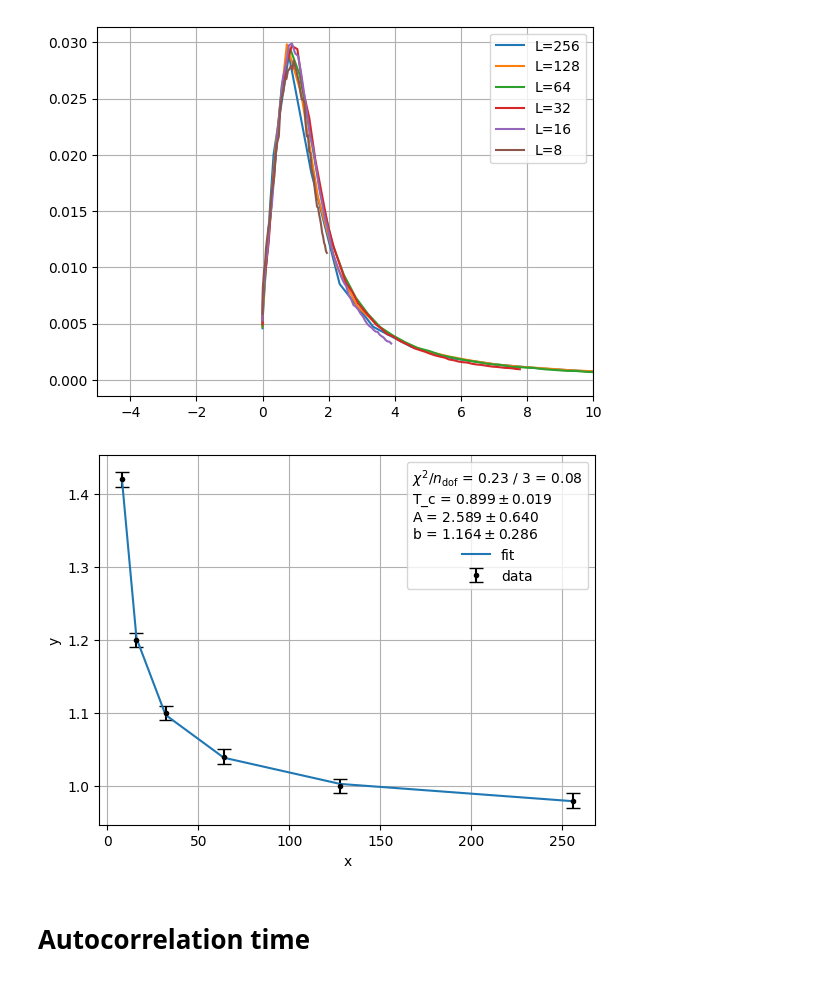
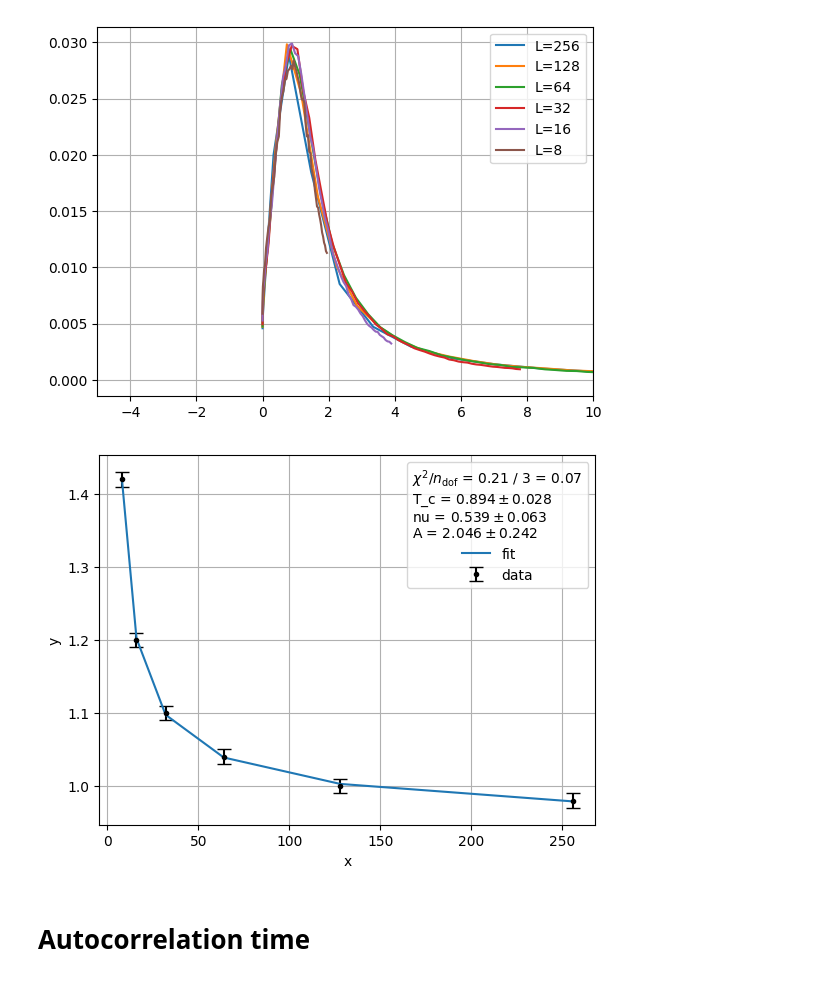
Before and after one commit to Naru-kami/xy-model, a Jupyter notebook: src/plots.ipynb, the cells around one changed output. Cells and saved outputs as stored; diff of their text form; code cells hidden in the pictures.

Commit message:
update line fit

```diff
--- a/src/plots.ipynb
+++ b/src/plots.ipynb
@@ -210,36 +195,38 @@ plt.show()
 # %%
 import iminuit
 from iminuit.cost import LeastSquares
 
 peaks = [T[np.argmax(Wolff.X[i].mean(axis=0))] for i in range(len(gridSizes))]
 peaks_error = np.full_like(peaks, 0.01) # temperature resolution
 
 # https://arxiv.org/pdf/2312.04468
-def line(L, T_c, A, b):
-    return T_c + A/(np.log(b*L)**2)
+# def line(L, T_c, A, b):
+#     return T_c + A/(np.log(b*L)**2)
+def line(L, T_c, nu, A):
+    return T_c + A/(np.log(L)**(1/nu))
 
 least_squares = LeastSquares(gridSizes, peaks, peaks_error, line)
-m = iminuit.Minuit(least_squares, T_c = 1, A = 1, b = 1)
+m = iminuit.Minuit(least_squares, T_c = 1, nu = 1, A = 1)
 m.migrad()
 m.hesse()
 
 plt.errorbar(gridSizes, peaks, peaks_error, fmt="ok", capsize=5, markersize=3, label="data")
 plt.plot(gridSizes, line(gridSizes, *m.values), label="fit")
 
 # display legend with some fit info
 fit_info = [
     f"$\\chi^2$/$n_\\mathrm{{dof}}$ = {m.fval:.2f} / {m.ndof:.0f} = {m.fmin.reduced_chi2:.2f}",
 ]
 for p, v, e in zip(m.parameters, m.values, m.errors):
     fit_info.append(f"{p} = ${v:.3f} \\pm {e:.3f}$")
 
 plt.legend(title="\n".join(fit_info))
 plt.xlabel("x")
 plt.ylabel("y")
 plt.grid()
 plt.show()
 # %% [output]
-[figure, old version]
+[figure, new version]
 # %% [markdown]
 # Autocorrelation time
 # %%
```
Also changed, not shown: parts of 1 cell of this notebook, 3 other files.
